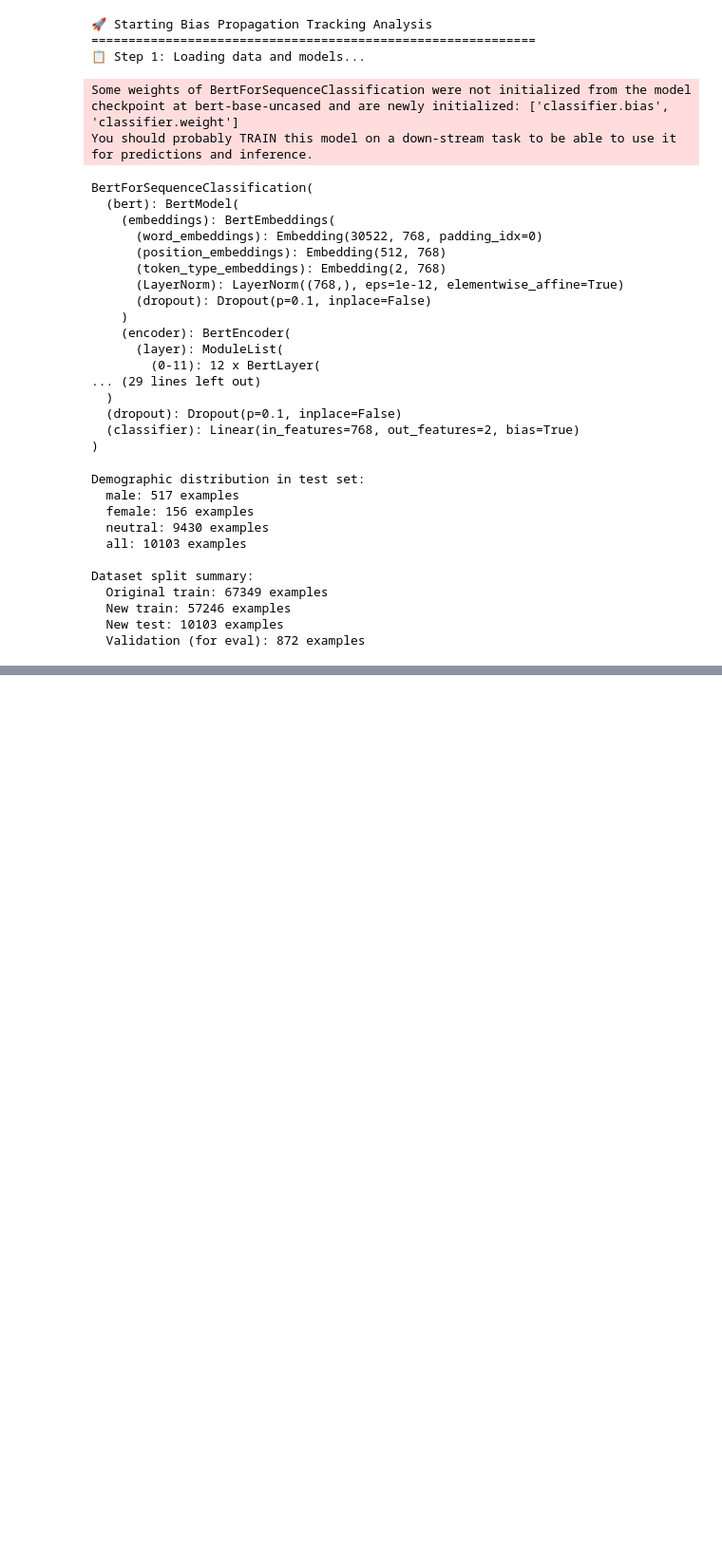
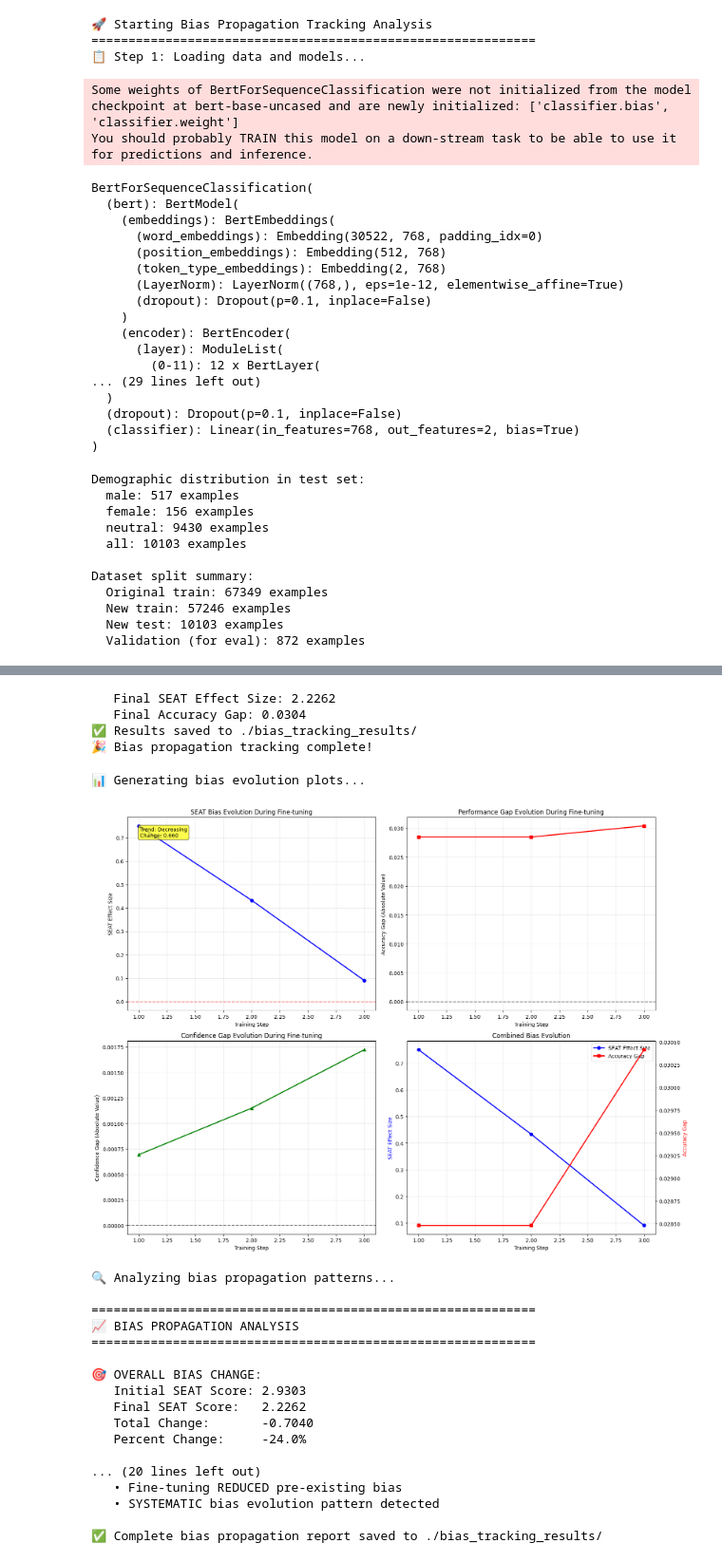
Before and after one commit to jainayushee/gender-bias-analysis, a Jupyter notebook: bias_propogation_analysis_through_fine_tuning_task.ipynb.ipynb, the cells around one changed output, grey strips where cells are left out. Shown at 95% size. Cells and saved outputs as stored; diff of their text form; code cells hidden in the pictures; blank space fills up the shorter version.

```diff
--- a/bias_propogation_analysis_through_fine_tuning_task.ipynb.ipynb
+++ b/bias_propogation_analysis_through_fine_tuning_task.ipynb.ipynb
@@ -762,11 +530,11 @@ Dataset split summary:
   New test: 10103 examples
   Validation (for eval): 872 examples
 # %%
-print("📊 Step 2: Measuring initial bias state...")
-initial_bias_state = measure_current_bias_state(
-    model, tokenizer, seat_examples, demographic_test_sets
-)
+# print("📊 Step 2: Measuring initial bias state...")
+# initial_bias_state = measure_current_bias_state(
+#     model, tokenizer, seat_examples, demographic_test_sets
+# )
 
-print(f"   Initial SEAT Effect Size: {initial_bias_state['seat_effect_size']:.4f}")
-if initial_bias_state['performance_gaps']:
-    print(f"   Initial Accuracy Gap: {initial_bias_state['performance_gaps']['accuracy_gap']:.4f}")
+# print(f"   Initial SEAT Effect Size: {initial_bias_state['seat_effect_size']:.4f}")
+# if initial_bias_state['performance_gaps']:
+#     print(f"   Initial Accuracy Gap: {initial_bias_state['performance_gaps']['accuracy_gap']:.4f}")
@@ -777,7 +548,7 @@ print("🏋️ Step 3: Starting fine-tuning with bias tracking...")
 trainer = create_bias_tracking_trainer(
     model, tokenizer, train_dataset, eval_dataset,
     seat_examples, demographic_test_sets,
-    bias_check_steps=100,
+    bias_check_steps=1,
     output_dir=output_dir
 )
 
@@ -793,7 +584,6 @@ print(f"   Final SEAT Effect Size: {final_bias_state['seat_effect_size']:.4f}")
 if final_bias_state['performance_gaps']:
     print(f"   Final Accuracy Gap: {final_bias_state['performance_gaps']['accuracy_gap']:.4f}")
 
-# Compile complete results
 complete_results = {
     'initial_bias_state': initial_bias_state,
     'bias_trajectory': trainer.bias_trajectory,
@@ -807,19 +597,33 @@ complete_results = {
 # Save results
 os.makedirs(output_dir, exist_ok=True)
 
-# Save bias trajectory (without model objects)
+def ensure_json_serializable(obj):
+    """Recursively convert numpy types to Python natives"""
+    if isinstance(obj, dict):
+        return {key: ensure_json_serializable(value) for key, value in obj.items()}
+    elif isinstance(obj, list):
+        return [ensure_json_serializable(item) for item in obj]
+    elif isinstance(obj, (np.integer, np.int32, np.int64)):
+        return int(obj)
+    elif isinstance(obj, (np.floating, np.float32, np.float64)):
+        return float(obj)
+    elif isinstance(obj, np.ndarray):
+        return obj.tolist()
+    else:
+        return obj
+
 trajectory_for_save = {
-    'initial_bias_state': {k: v for k, v in initial_bias_state.items()
-                            if k not in ['seat_male_scores', 'seat_female_scores']},
+    'initial_bias_state': ensure_json_serializable({k: v for k, v in initial_bias_state.items()
+                                                   if k not in ['seat_male_scores', 'seat_female_scores']}),
     'bias_trajectory': {str(step): {
         'step': int(data['step']),
         'epoch': float(data['epoch']),
         'seat_effect_size': float(data['bias_state']['seat_effect_size']),
-        'performance_gaps': data['bias_state']['performance_gaps'],
+        'performance_gaps': ensure_json_serializable(data['bias_state']['performance_gaps']),  # ← Fix this
         'timestamp': data['timestamp']
     } for step, data in trainer.bias_trajectory.items()},
-    'final_bias_state': {k: v for k, v in final_bias_state.items()
-                        if k not in ['seat_male_scores', 'seat_female_scores']}
+    'final_bias_state': ensure_json_serializable({k: v for k, v in final_bias_state.items()
+                                                 if k not in ['seat_male_scores', 'seat_female_scores']})
 }
 
 with open(f"{output_dir}/bias_trajectory.json", 'w') as f:
@@ -827,3 +631,8 @@ with open(f"{output_dir}/bias_trajectory.json", 'w') as f:
 
 print(f"✅ Results saved to {output_dir}/")
 print("🎉 Bias propagation tracking complete!")
+# %% [output]
+   Final SEAT Effect Size: 2.2262
+   Final Accuracy Gap: 0.0304
+✅ Results saved to ./bias_tracking_results/
+🎉 Bias propagation tracking complete!
@@ -829,0 +913,22 @@ print("🎉 Bias propagation tracking complete!")
+# %%
+report = generate_bias_propagation_report(complete_results, output_dir)
+# %% [output]
+📊 Generating bias evolution plots...
+[figure, added]
+🔍 Analyzing bias propagation patterns...
+
+============================================================
+📈 BIAS PROPAGATION ANALYSIS
+============================================================
+
+🎯 OVERALL BIAS CHANGE:
+   Initial SEAT Score: 2.9303
+   Final SEAT Score:   2.2262
+   Total Change:       -0.7040
+   Percent Change:     -24.0%
+
+... (20 lines left out)
+   • Fine-tuning REDUCED pre-existing bias
+   • SYSTEMATIC bias evolution pattern detected
+
+✅ Complete bias propagation report saved to ./bias_tracking_results/
```
Also changed, not shown: parts of 11 cells of this notebook, 3 other files.
